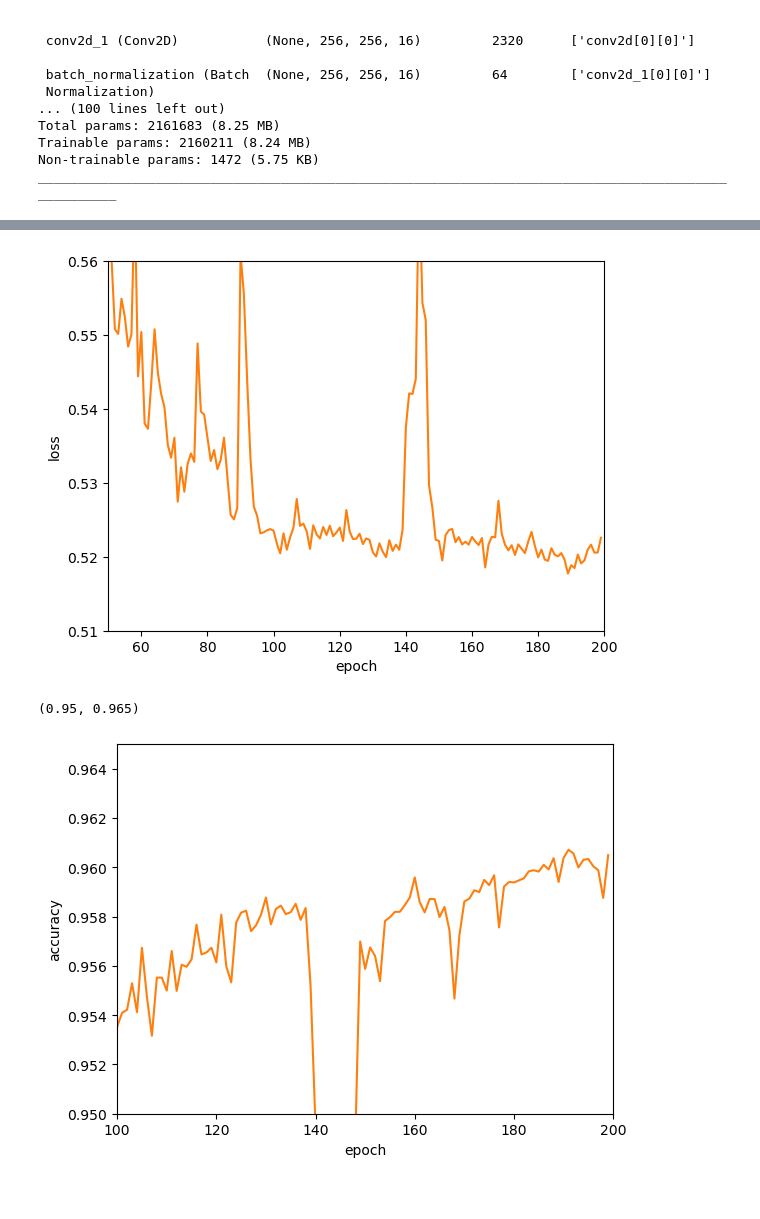
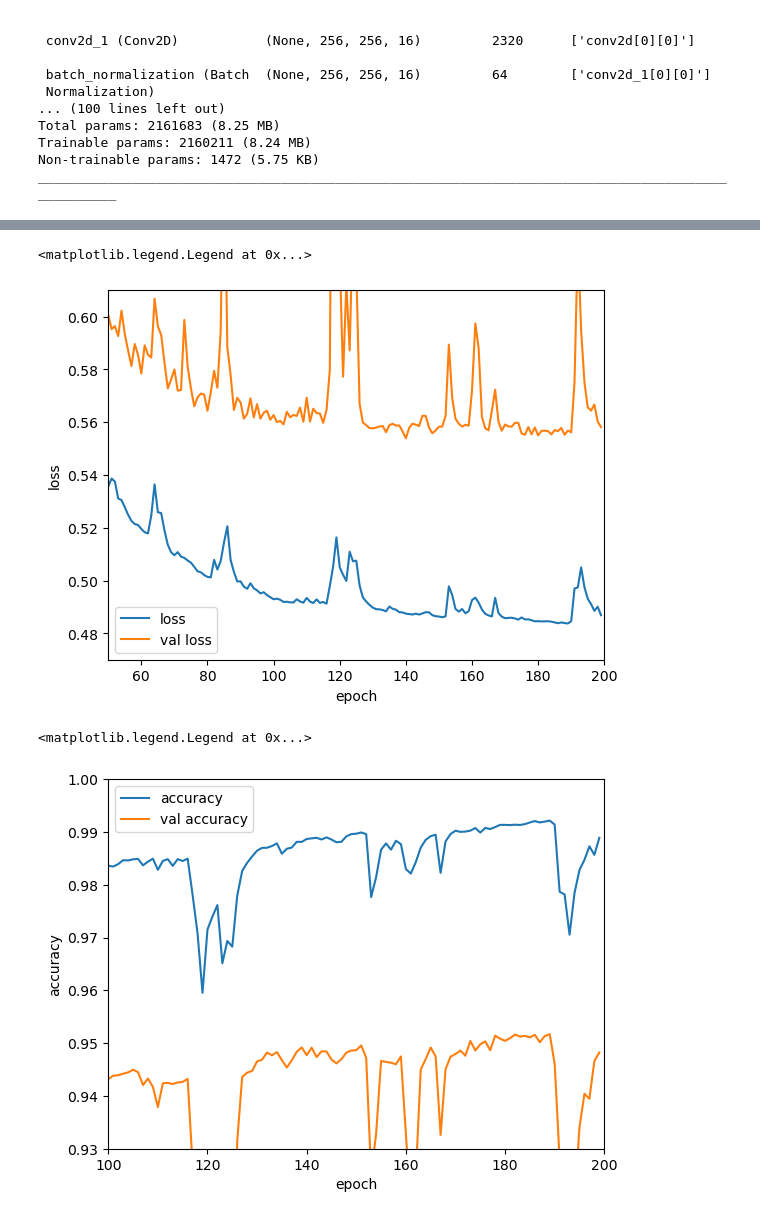
Before and after one commit to JeffRoth/stranger-sections, a Jupyter notebook: Train_seg_unet_model.ipynb, the cells around one changed output, grey strips where cells are left out. Cells and saved outputs as stored; diff of their text form; code cells hidden in the pictures.

```diff
--- a/Train_seg_unet_model.ipynb
+++ b/Train_seg_unet_model.ipynb
@@ -198,13 +200,15 @@ Epoch 200/200
 # %%
 plt.figure()
 plt.plot(history.history['loss'])
 plt.plot(history.history['val_loss'])
 plt.xlabel('epoch')
 plt.ylabel('loss');
 plt.xlim([50,200])
-plt.ylim([0.51, 0.56]);
+plt.ylim([0.47, 0.61]);
+plt.legend(['loss', 'val loss'])
 # %% [output]
+<matplotlib.legend.Legend at 0x...>
-[figure, old version]
+[figure, new version]
 # %%
 plt.figure()
 plt.plot(history.history['accuracy'])
@@ -212,10 +216,11 @@ plt.plot(history.history['val_accuracy'])
 plt.xlabel('epoch')
 plt.ylabel('accuracy')
 plt.xlim([100,200])
-plt.ylim([0.95, 0.965])
+plt.ylim([0.93, 1.0])
+plt.legend(['accuracy', 'val accuracy'])
 # %% [output]
-(0.95, 0.965)
+<matplotlib.legend.Legend at 0x...>
-[figure, old version]
+[figure, new version]
 # %%
 model.evaluate(test_dataset)
 # %% [output]
```
Also changed, not shown: parts of 5 cells of this notebook, 5 other files.
